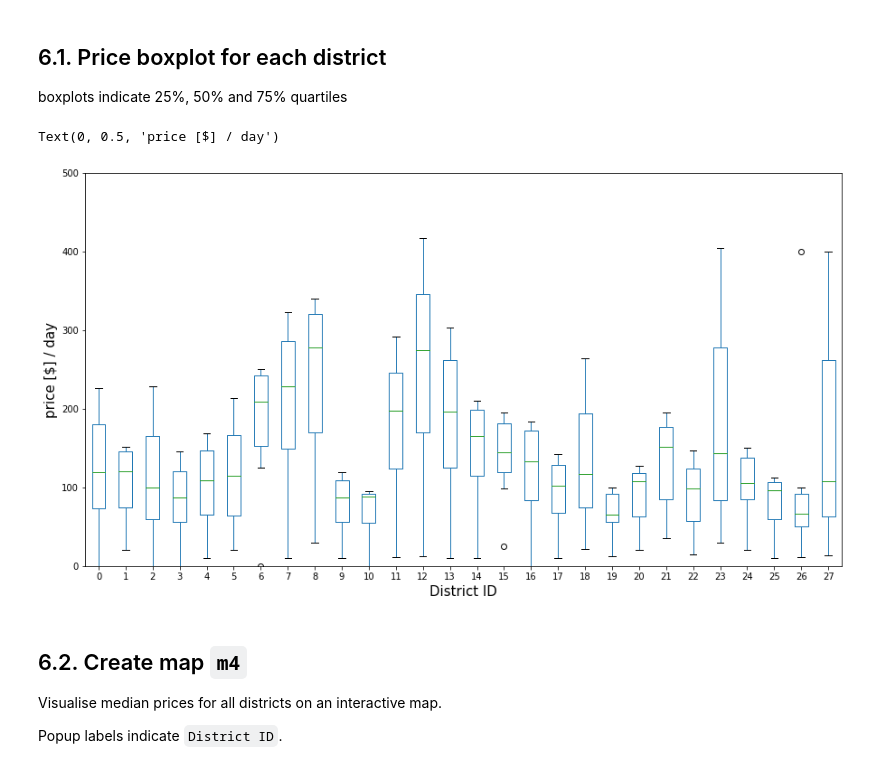
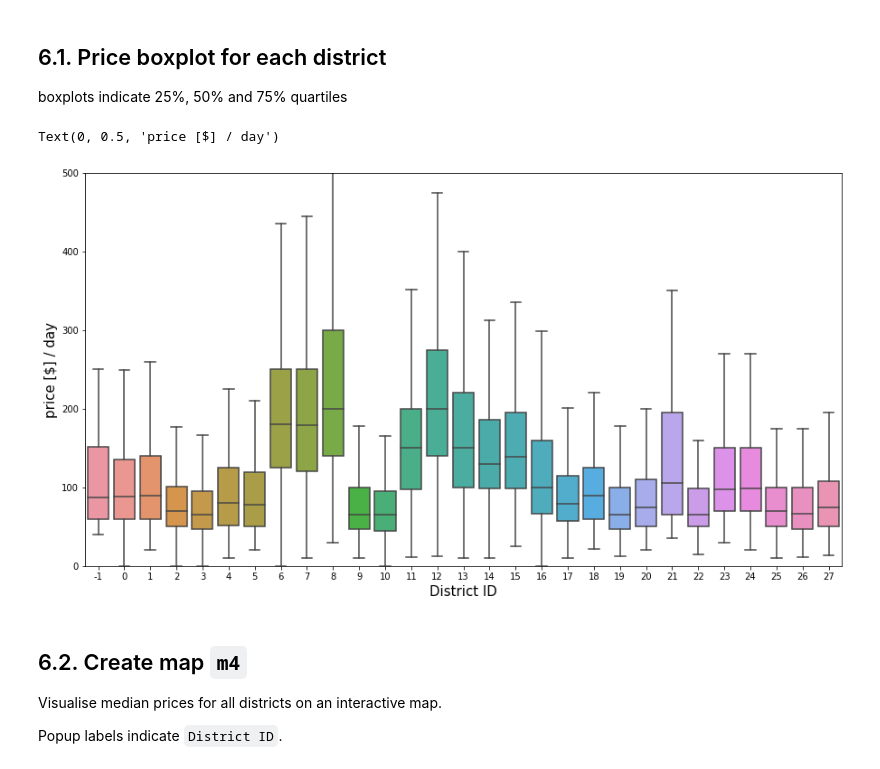
Before and after one commit to KrystianPlackowski/Young-People-Survey, a Jupyter notebook: NYC-Airbnb-analysis/main.ipynb, the cells around one changed output. Saved outputs shown, nothing was run; the diff lists cells and outputs as text; code cells hidden in the pictures.

Commit message:
repair bad boxplot

```diff
--- a/NYC-Airbnb-analysis/main.ipynb
+++ b/NYC-Airbnb-analysis/main.ipynb
@@ -285,13 +286,15 @@ Check distribution of prices amoung districts
 ## 6.1. Price boxplot for each district
 boxplots indicate 25%, 50% and 75% quartiles
 # %%
-df.groupby('District_ID')['price'].describe().drop(['count'], axis=1).drop(-1).T.plot.box(figsize=(15,8))
+plt.figure(figsize=(15,8))
+sns.boxplot(data=df, x='District_ID', y='price', showfliers=False)
+
 plt.ylim(0,500)
 plt.xlabel('District ID', size=15)
 plt.ylabel('price [$] / day', size=15)
 # %% [output]
 Text(0, 0.5, 'price [$] / day')
-[figure, old version]
+[figure, new version]
 # %% [markdown]
 ## 6.2. Create map `m4`
 Visualise median prices for all districts on an interactive map.
```
Also changed, not shown: parts of 1 cell of this notebook.
